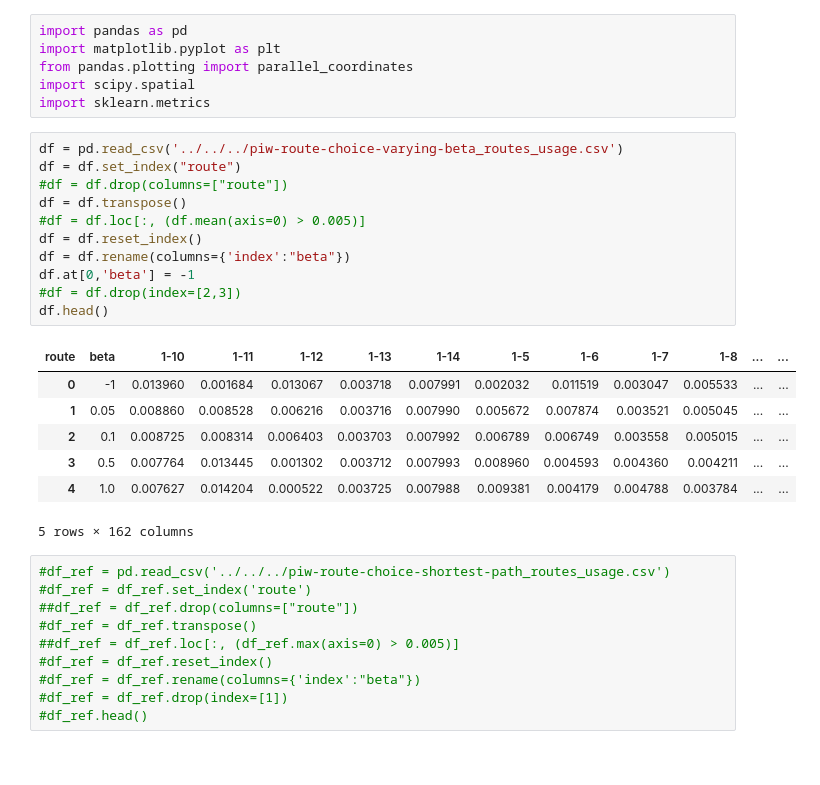
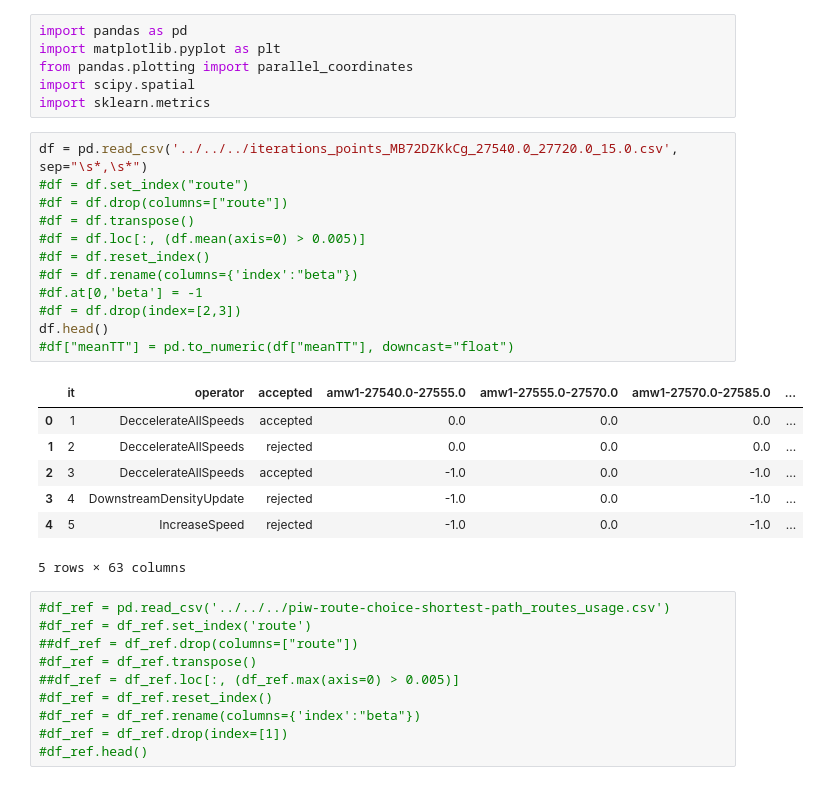
Before and after one commit to transp-or/pedestrian-control-simulator, a Jupyter notebook: src/main/python/parrallel-coords.ipynb, the cells around one changed output. Cells and saved outputs as stored; diff of their text form.

```diff
--- a/src/main/python/parrallel-coords.ipynb
+++ b/src/main/python/parrallel-coords.ipynb
@@ -5,24 +5,25 @@ from pandas.plotting import parallel_coordinates
 import scipy.spatial
 import sklearn.metrics
 # %%
-df = pd.read_csv('../../../piw-route-choice-varying-beta_routes_usage.csv')
-df = df.set_index("route")
+df = pd.read_csv('../../../iterations_points_MB72DZKkCg_27540.0_27720.0_15.0.csv', sep="\s*,\s*")
+#df = df.set_index("route")
 #df = df.drop(columns=["route"])
-df = df.transpose()
+#df = df.transpose()
 #df = df.loc[:, (df.mean(axis=0) > 0.005)]
-df = df.reset_index()
-df = df.rename(columns={'index':"beta"})
-df.at[0,'beta'] = -1
+#df = df.reset_index()
+#df = df.rename(columns={'index':"beta"})
+#df.at[0,'beta'] = -1
 #df = df.drop(index=[2,3])
 df.head()
+#df["meanTT"] = pd.to_numeric(df["meanTT"], downcast="float")
 # %% [output]
-| route | beta | 1-10 | 1-11 | 1-12 | 1-13 | 1-14 | 1-5 | 1-6 | 1-7 | 1-8 | ... | ... |
-| 0 | -1 | 0.013960 | 0.001684 | 0.013067 | 0.003718 | 0.007991 | 0.002032 | 0.011519 | 0.003047 | 0.005533 | ... | ... |
-| 1 | 0.05 | 0.008860 | 0.008528 | 0.006216 | 0.003716 | 0.007990 | 0.005672 | 0.007874 | 0.003521 | 0.005045 | ... | ... |
-| 2 | 0.1 | 0.008725 | 0.008314 | 0.006403 | 0.003703 | 0.007992 | 0.006789 | 0.006749 | 0.003558 | 0.005015 | ... | ... |
-| 3 | 0.5 | 0.007764 | 0.013445 | 0.001302 | 0.003712 | 0.007993 | 0.008960 | 0.004593 | 0.004360 | 0.004211 | ... | ... |
-| 4 | 1.0 | 0.007627 | 0.014204 | 0.000522 | 0.003725 | 0.007988 | 0.009381 | 0.004179 | 0.004788 | 0.003784 | ... | ... |
+|  | it | operator | accepted | amw1-27540.0-27555.0 | amw1-27555.0-27570.0 | amw1-27570.0-27585.0 | ... |
+| 0 | 1 | DeccelerateAllSpeeds | accepted | 0.0 | 0.0 | 0.0 | ... |
+| 1 | 2 | DeccelerateAllSpeeds | rejected | 0.0 | 0.0 | 0.0 | ... |
+| 2 | 3 | DeccelerateAllSpeeds | accepted | -1.0 | 0.0 | -1.0 | ... |
+| 3 | 4 | DownstreamDensityUpdate | rejected | -1.0 | 0.0 | -1.0 | ... |
+| 4 | 5 | IncreaseSpeed | rejected | -1.0 | 0.0 | -1.0 | ... |
-5 rows × 162 columns
+5 rows × 63 columns
 # %%
 #df_ref = pd.read_csv('../../../piw-route-choice-shortest-path_routes_usage.csv')
 #df_ref = df_ref.set_index('route')
```
Also changed, not shown: parts of 4 cells of this notebook, 5 other files.
